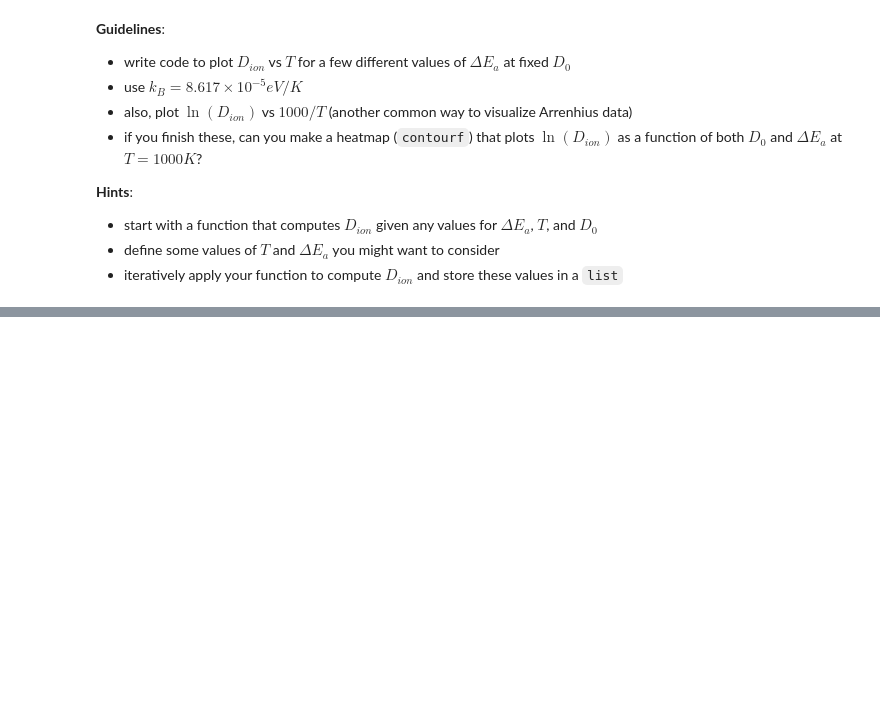
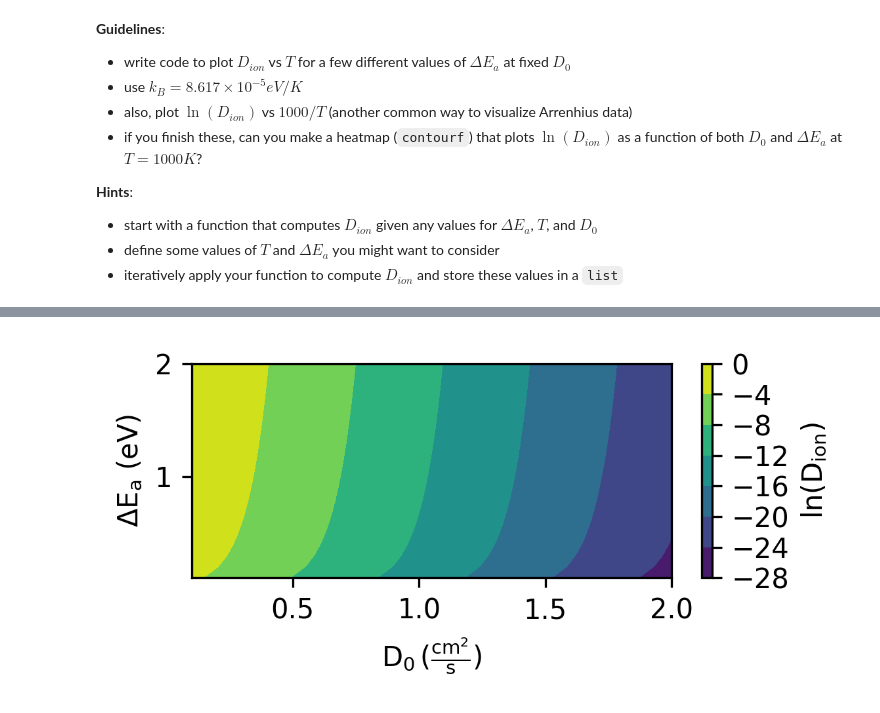
Before and after one commit to Bartel-Group/Su25-hsi-ml-solid-state-chem, a Jupyter notebook: modules/notebooks/lab2_intro-to-python.ipynb, the cells around one changed output, grey strips where cells are left out. Cells and saved outputs as stored; diff of their text form; code cells hidden in the pictures; blank space fills up the shorter version.

```diff
--- a/modules/notebooks/lab2_intro-to-python.ipynb
+++ b/modules/notebooks/lab2_intro-to-python.ipynb
@@ -494,0 +549,19 @@ $$
+# %%
+D0s = np.linspace(0.1, 2, 20)
+Eas = np.linspace(0.1, 2, 20)
+
+X, Y = np.meshgrid(D0s, Eas)
+Z = np.zeros(X.shape)
+
+for i in range(len(D0s)):
+    for j in range(len(Eas)):
+        Z[i,j] = np.log(arrhenius_diffusivity(Eas[j], 1000, D0s[i]))
+
+fig = plt.figure()
+ax = plt.subplot(111)
+ax = plt.contourf(X, Y, Z)
+ax = plt.colorbar(label=r'$\ln(D_{ion})$')
+ax = plt.xlabel(r'$D_0\/(\frac{cm^2}{s})$')
+ax = plt.ylabel(r'$\Delta E_a$' + ' (eV)')
+# %% [output]
+[figure, added]
```
Also changed, not shown: parts of 2 cells of this notebook, 4 other files.
